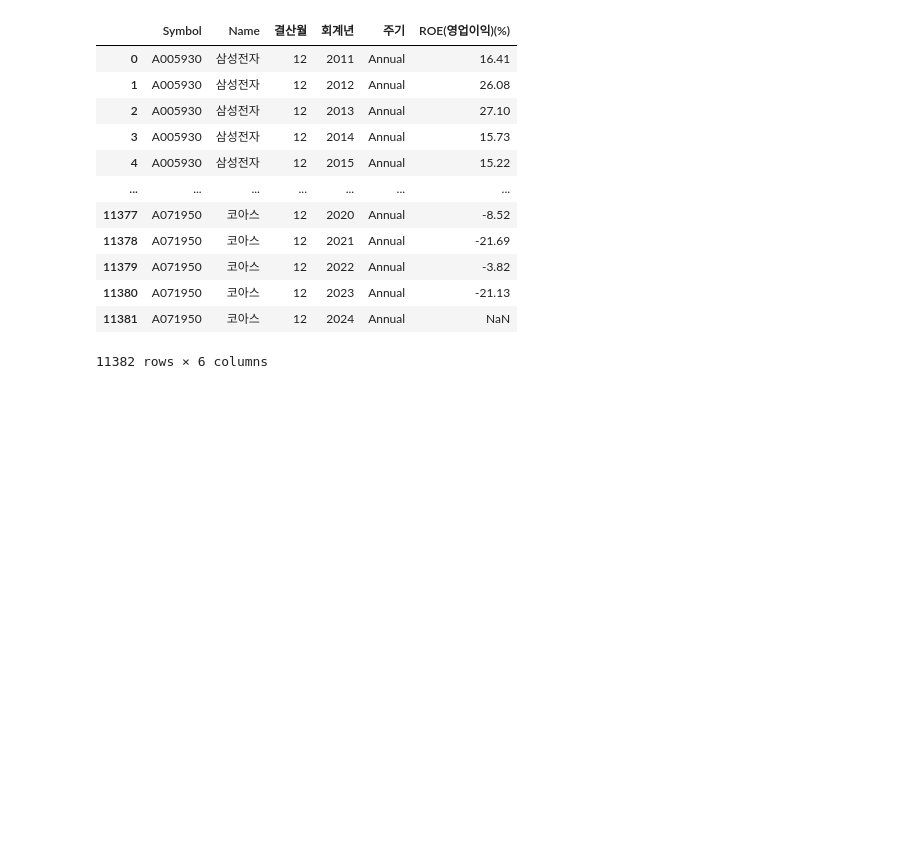
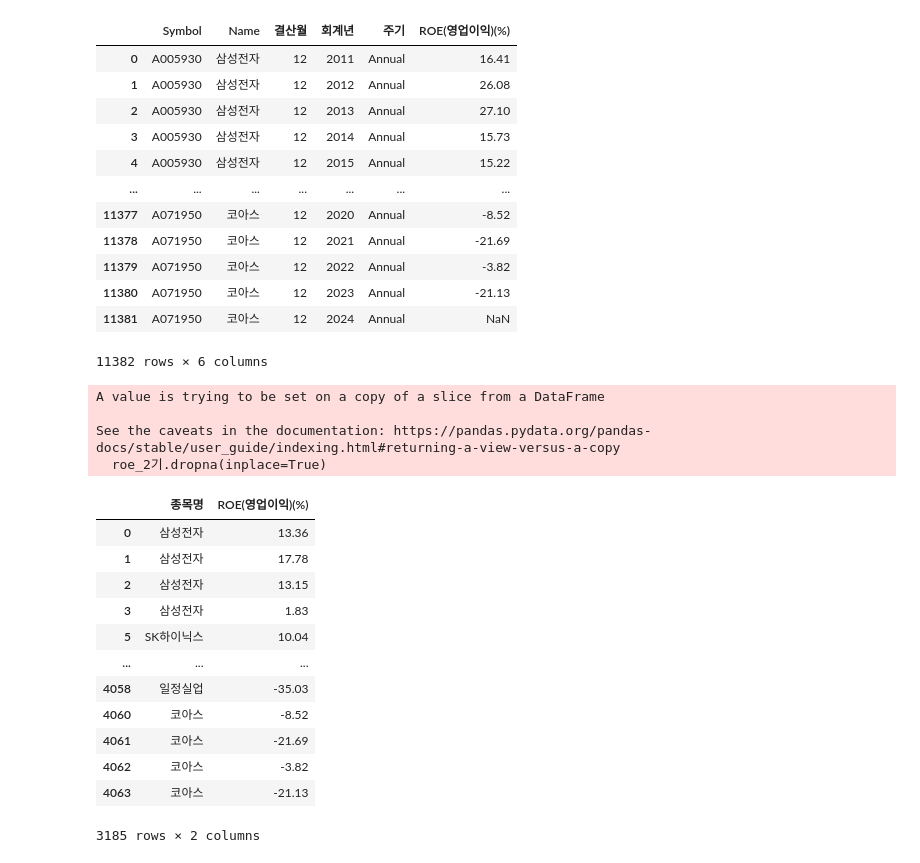
Before and after one commit to minxzzy/ESG, a Jupyter notebook: 종목명_업종명_list.ipynb, the cells around one changed output. Drawn from its saved outputs; the diff is of its cells as text; code cells hidden in the pictures; blank space fills up the shorter version.

```diff
--- a/종목명_업종명_list.ipynb
+++ b/종목명_업종명_list.ipynb
@@ -163,0 +165,21 @@ roe
+# %%
+roe_2기.dropna(inplace=True)
+roe_2기[['종목명','ROE(영업이익)(%)']]
+# %% [output]
+A value is trying to be set on a copy of a slice from a DataFrame
+
+See the caveats in the documentation: https://pandas.pydata.org/pandas-docs/stable/user_guide/indexing.html#returning-a-view-versus-a-copy
+  roe_2기.dropna(inplace=True)
+|  | 종목명 | ROE(영업이익)(%) |
+| 0 | 삼성전자 | 13.36 |
+| 1 | 삼성전자 | 17.78 |
+| 2 | 삼성전자 | 13.15 |
+| 3 | 삼성전자 | 1.83 |
+| 5 | SK하이닉스 | 10.04 |
+| ... | ... | ... |
+| 4058 | 일정실업 | -35.03 |
+| 4060 | 코아스 | -8.52 |
+| 4061 | 코아스 | -21.69 |
+| 4062 | 코아스 | -3.82 |
+| 4063 | 코아스 | -21.13 |
+3185 rows × 2 columns
```
Also changed, not shown: parts of 5 cells of this notebook, 3 other files.
